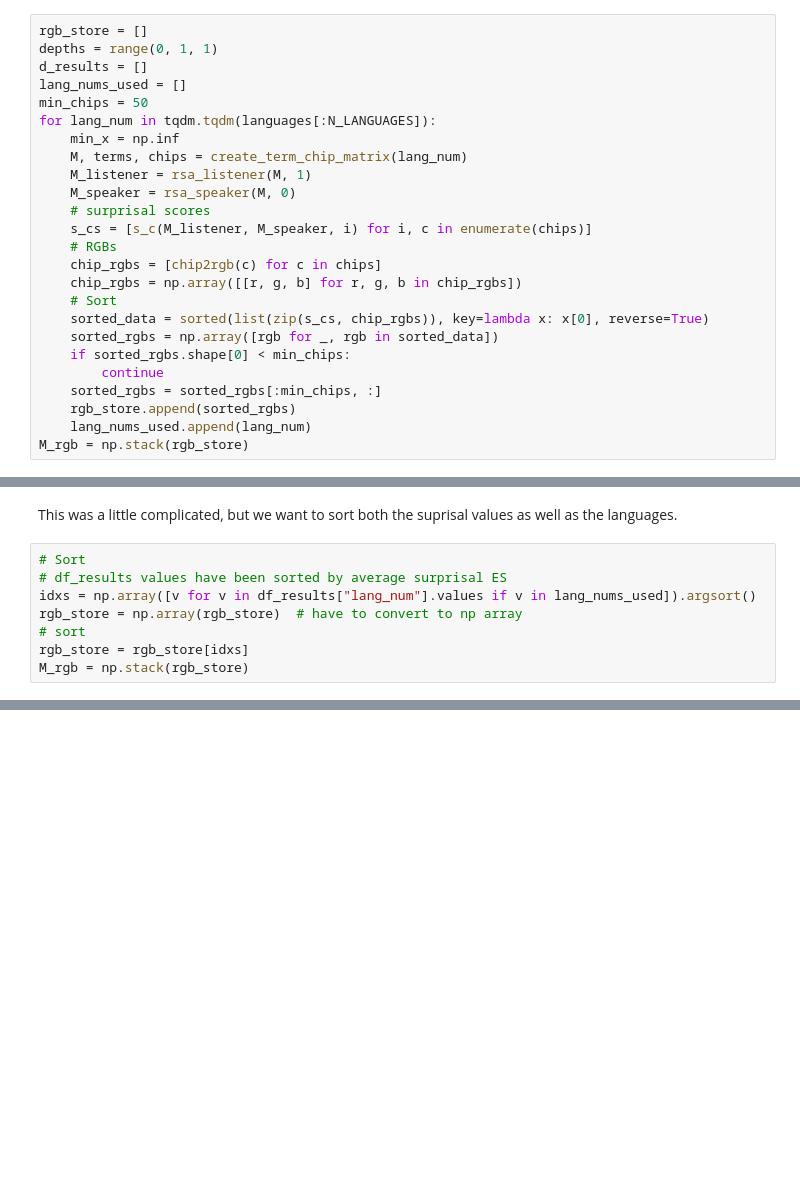
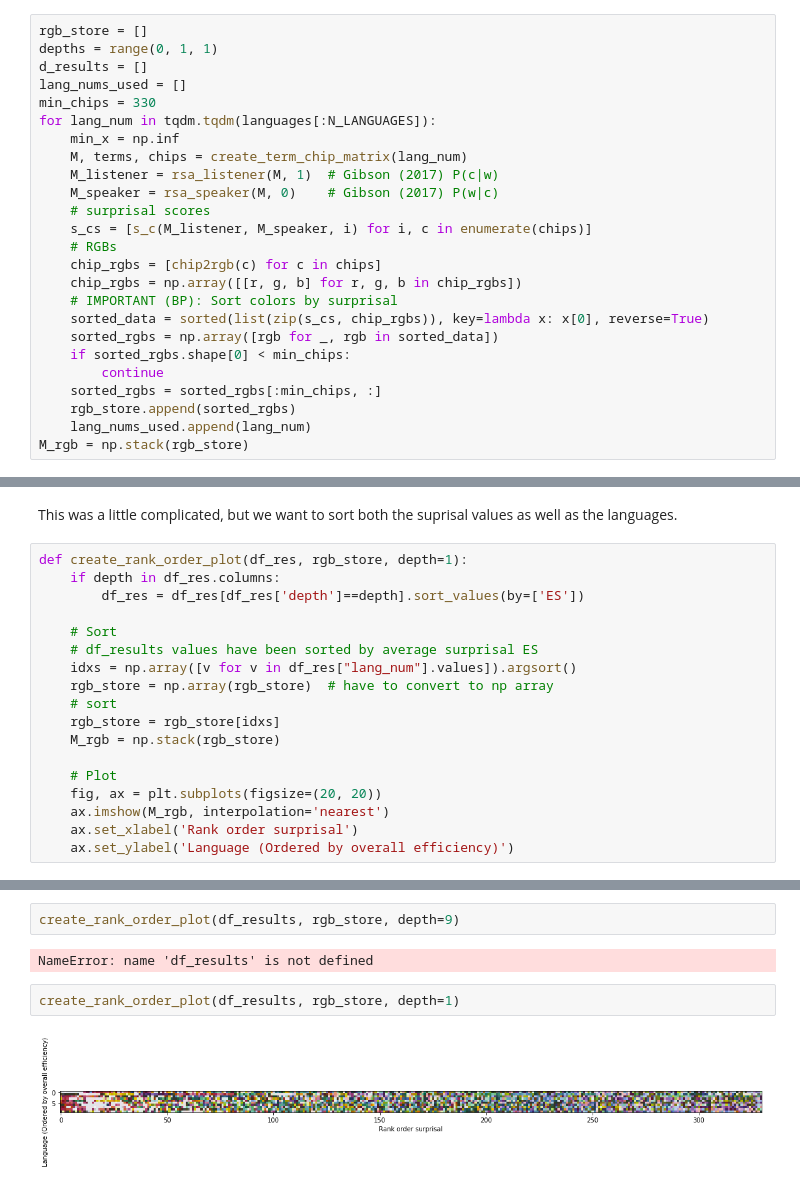
Before and after one commit to benpeloquin7/wcs, a Jupyter notebook: notebooks/reproduce_gibson_2017.ipynb, the cells around one changed output, grey strips where cells are left out. Drawn from its saved outputs; the diff is of its cells as text; blank space fills up the shorter version.

```diff
--- a/notebooks/reproduce_gibson_2017.ipynb
+++ b/notebooks/reproduce_gibson_2017.ipynb
@@ -199,18 +215,18 @@ rgb_store = []
 depths = range(0, 1, 1)
 d_results = []
 lang_nums_used = []
-min_chips = 50
+min_chips = 330
 for lang_num in tqdm.tqdm(languages[:N_LANGUAGES]):
     min_x = np.inf
     M, terms, chips = create_term_chip_matrix(lang_num)
-    M_listener = rsa_listener(M, 1)
-    M_speaker = rsa_speaker(M, 0)
+    M_listener = rsa_listener(M, 1)  # Gibson (2017) P(c|w)
+    M_speaker = rsa_speaker(M, 0)    # Gibson (2017) P(w|c)
     # surprisal scores
     s_cs = [s_c(M_listener, M_speaker, i) for i, c in enumerate(chips)]
     # RGBs
     chip_rgbs = [chip2rgb(c) for c in chips]
     chip_rgbs = np.array([[r, g, b] for r, g, b in chip_rgbs])
-    # Sort
+    # IMPORTANT (BP): Sort colors by surprisal
     sorted_data = sorted(list(zip(s_cs, chip_rgbs)), key=lambda x: x[0], reverse=True)
     sorted_rgbs = np.array([rgb for _, rgb in sorted_data])
     if sorted_rgbs.shape[0] < min_chips:
@@ -222,10 +241,20 @@ M_rgb = np.stack(rgb_store)
 # %% [markdown]
 This was a little complicated, but we want to sort both the suprisal values as well as the languages.
 # %%
-# Sort
-# df_results values have been sorted by average surprisal ES
-idxs = np.array([v for v in df_results["lang_num"].values if v in lang_nums_used]).argsort()
-rgb_store = np.array(rgb_store)  # have to convert to np array
-# sort
-rgb_store = rgb_store[idxs]
-M_rgb = np.stack(rgb_store)
+def create_rank_order_plot(df_res, rgb_store, depth=1):
+    if depth in df_res.columns:
+        df_res = df_res[df_res['depth']==depth].sort_values(by=['ES'])
+
+    # Sort
+    # df_results values have been sorted by average surprisal ES
+    idxs = np.array([v for v in df_res["lang_num"].values]).argsort()
+    rgb_store = np.array(rgb_store)  # have to convert to np array
+    # sort
+    rgb_store = rgb_store[idxs]
+    M_rgb = np.stack(rgb_store)
+
+    # Plot
+    fig, ax = plt.subplots(figsize=(20, 20))
+    ax.imshow(M_rgb, interpolation='nearest')
+    ax.set_xlabel('Rank order surprisal')
+    ax.set_ylabel('Language (Ordered by overall efficiency)')
@@ -244,0 +261,8 @@ Text(0,0.5,'Language')
+# %%
+create_rank_order_plot(df_results, rgb_store, depth=9)
+# %% [output]
+NameError: name 'df_results' is not defined
+# %%
+create_rank_order_plot(df_results, rgb_store, depth=1)
+# %% [output]
+[figure, added]
```
Also changed, not shown: parts of 16 cells of this notebook, 2 other files.
